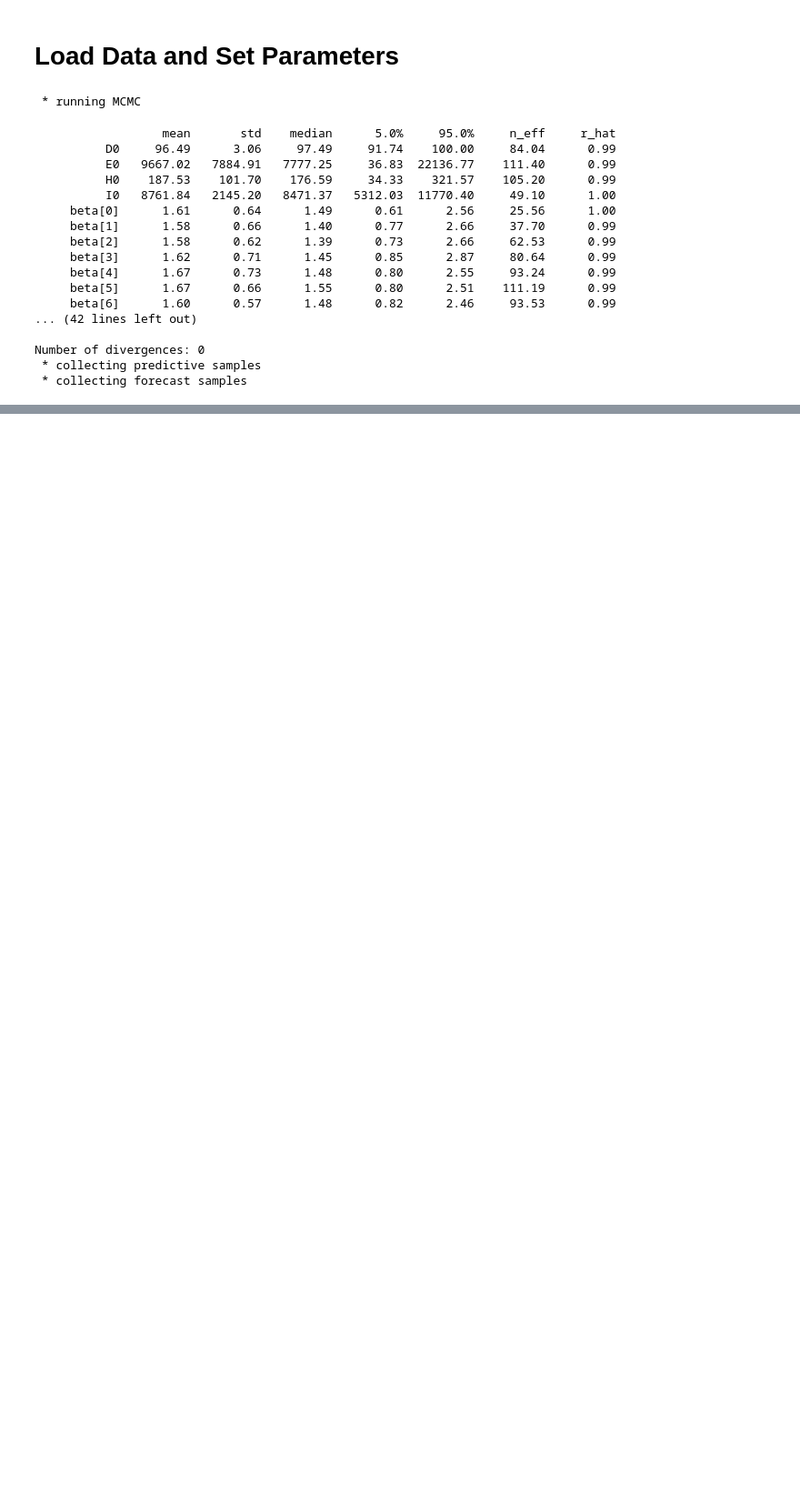
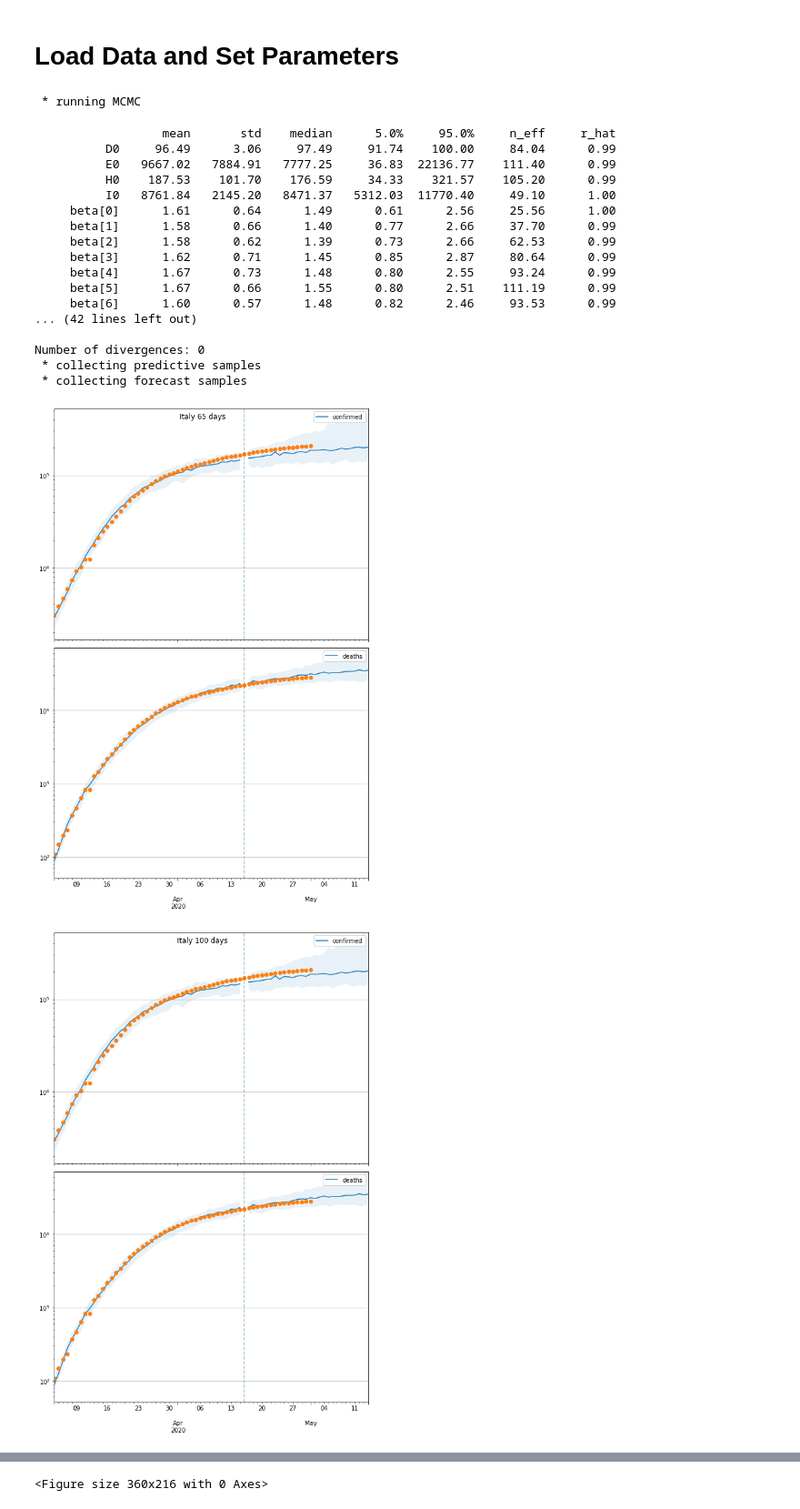
Before and after one commit to dsheldon/covid, a Jupyter notebook: scripts/Validation.ipynb, the cells around one changed output, grey strips where cells are left out. Shown at 91% size. Drawn from its saved outputs; the diff is of its cells as text; code cells hidden in the pictures; blank space fills up the shorter version.

```diff
--- a/scripts/Validation.ipynb
+++ b/scripts/Validation.ipynb
@@ -46,3 +46,8 @@ util.run_place(data,
 Number of divergences: 0
  * collecting predictive samples
  * collecting forecast samples
+# %%
+util.gen_forecasts(model, data, place)
+# %% [output]
+[figure, added]
+[figure, added]
@@ -48,0 +58 @@ Number of divergences: 0
+<Figure size 360x216 with 0 Axes>
```
Also changed, not shown: parts of 7 cells of this notebook, 4 other files.
